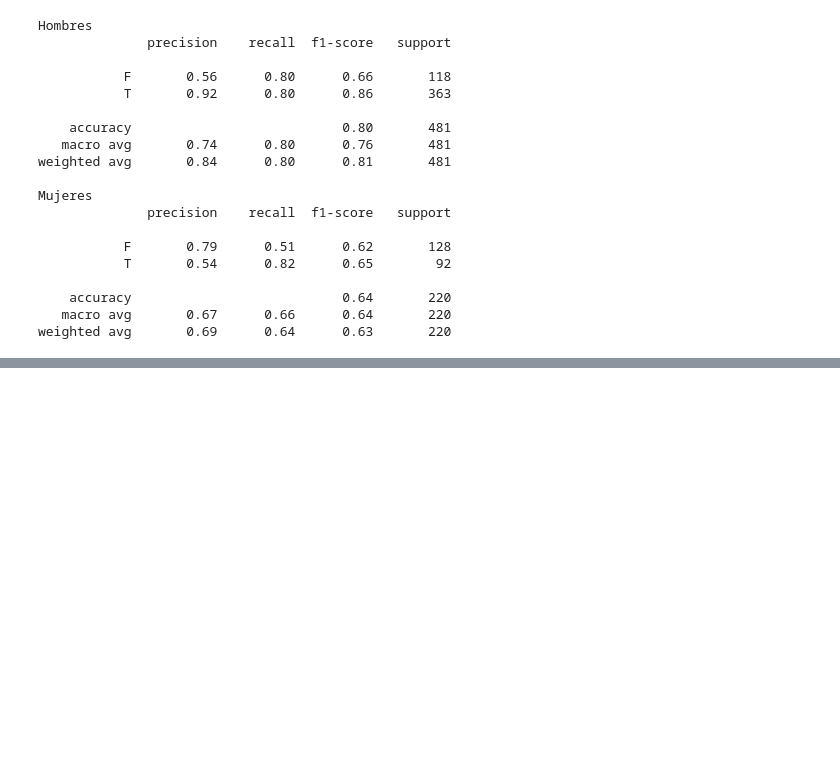
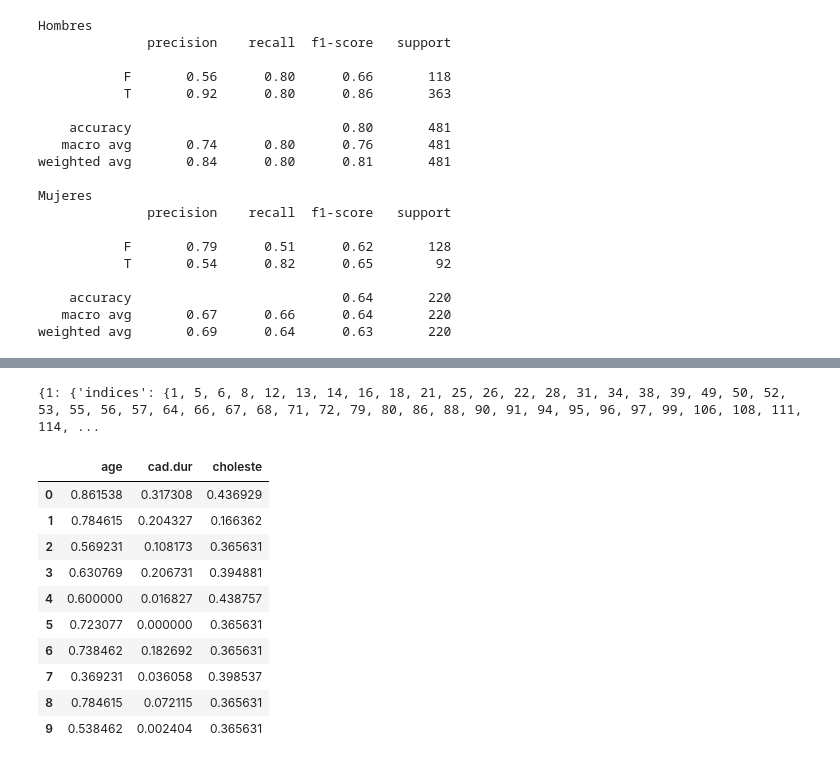
Before and after one commit to FelipeGorostiaga/MachineLearning, a Jupyter notebook: src/tp4/tp4.ipynb, the cells around one changed output, grey strips where cells are left out. Drawn from its saved outputs; the diff is of its cells as text; code cells hidden in the pictures; blank space fills up the shorter version.

```diff
--- a/src/tp4/tp4.ipynb
+++ b/src/tp4/tp4.ipynb
@@ -152,0 +160,9 @@ weighted avg       0.69      0.64      0.63       220
+# %%
+normalized_df = df.copy()
+for column in numeric_columns:
+    column_min = min(normalized_df[column])
+    column_max = max(normalized_df[column])
+    #print(f"{column_min} {column_max}")
+    normalized_df[column] = normalized_df[column].apply(lambda x: (x - column_min) / (column_max - column_min))
+
+normalized_df.head()
@@ -152,0 +176,14 @@ weighted avg       0.69      0.64      0.63       220
+# %%
+distance_matrix = np.zeros((len(normalized_df), len(normalized_df)))
+num_norm_df = normalized_df[numeric_columns]
+for i in range(len(normalized_df)):
+    row_i = num_norm_df.iloc[i].to_numpy()
+    for j in range(len(normalized_df)):
+        if i >= j:
+            continue
+        row_j = num_norm_df.iloc[j].to_numpy()
+        dist = np.linalg.norm(row_i - row_j)
+        distance_matrix[i][j] = distance_matrix[j][i] = dist
+
+    if i % 50 == 0:
+        print(f"Processed {i} rows")
@@ -152,0 +378,18 @@ weighted avg       0.69      0.64      0.63       220
+# %%
+print(classes)
+# %% [output]
+{1: {'indices': {1, 5, 6, 8, 12, 13, 14, 16, 18, 21, 25, 26, 22, 28, 31, 34, 38, 39, 49, 50, 52, 53, 55, 56, 57, 64, 66, 67, 68, 71, 72, 79, 80, 86, 88, 90, 91, 94, 95, 96, 97, 99, 106, 108, 111, 114, ...
+# %%
+num_norm_df.head(10)
+# %% [output]
+|  | age | cad.dur | choleste |
+| 0 | 0.861538 | 0.317308 | 0.436929 |
+| 1 | 0.784615 | 0.204327 | 0.166362 |
+| 2 | 0.569231 | 0.108173 | 0.365631 |
+| 3 | 0.630769 | 0.206731 | 0.394881 |
+| 4 | 0.600000 | 0.016827 | 0.438757 |
+| 5 | 0.723077 | 0.000000 | 0.365631 |
+| 6 | 0.738462 | 0.182692 | 0.365631 |
+| 7 | 0.369231 | 0.036058 | 0.398537 |
+| 8 | 0.784615 | 0.072115 | 0.365631 |
+| 9 | 0.538462 | 0.002404 | 0.365631 |
```
Also changed, not shown: parts of 12 cells of this notebook, 1 other file.
